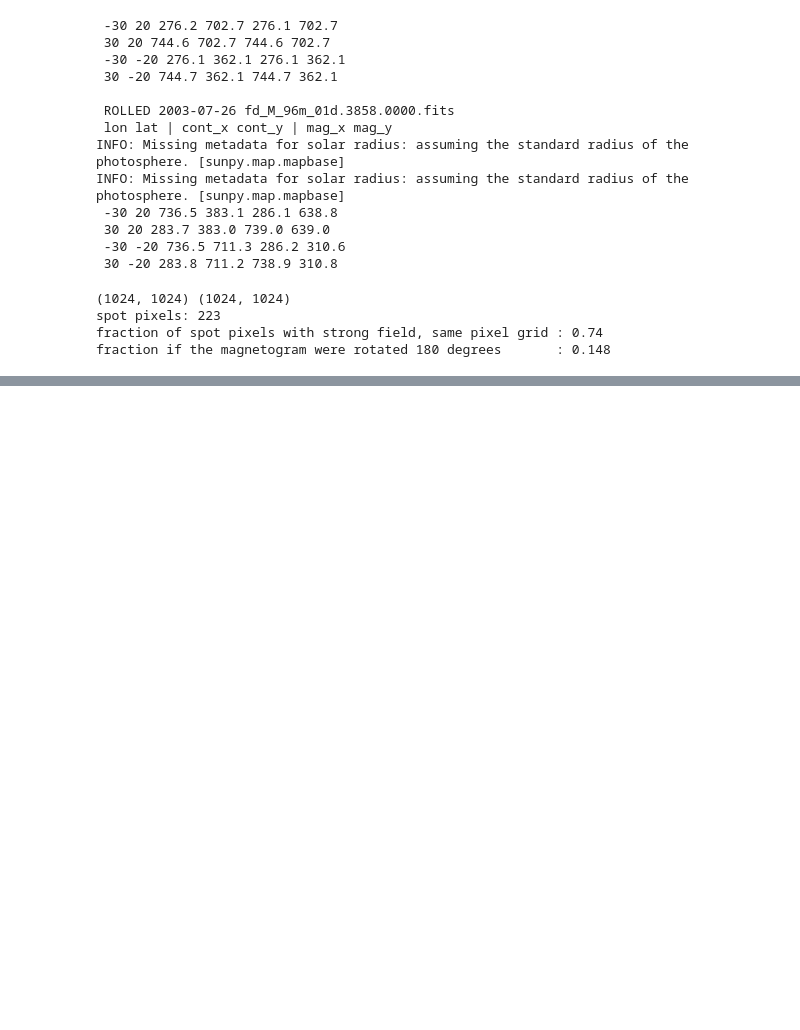
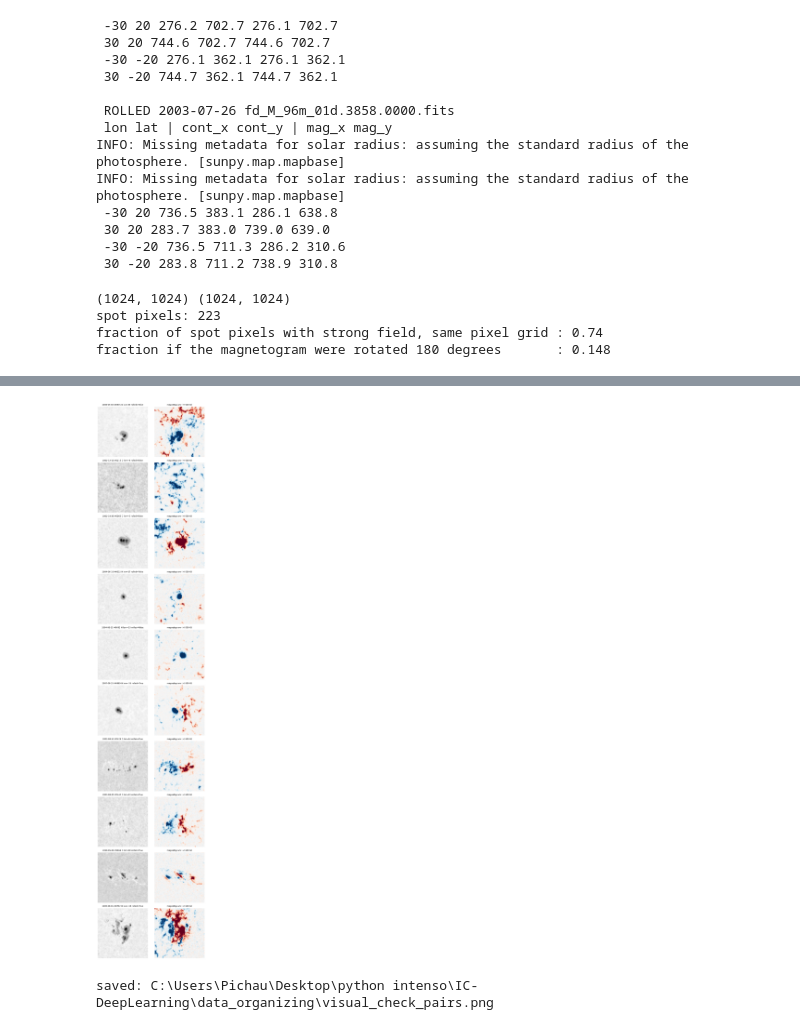
Before and after one commit to Pyplioud/UR-Solar-Deep-Learning, a Jupyter notebook: data_organizing/data_manip.ipynb, the cells around one changed output, grey strips where cells are left out. Drawn from its saved outputs; the diff is of its cells as text; code cells hidden in the pictures; blank space fills up the shorter version.

```diff
--- a/data_organizing/data_manip.ipynb
+++ b/data_organizing/data_manip.ipynb
@@ -1869,0 +2110,31 @@ fraction if the magnetogram were rotated 180 degrees       : 0.148
+# %%
+CSV_MAG = Path("C:/Users/Pichau/Desktop/python intenso/IC-DeepLearning/data_organizing/final_output_stream_mcintosh_split_mag.csv")
+IC_CROP_DIR = Path("D:/IC-DeepLearning/cropped_data_v2")
+MAG_CROP_DIR = Path("D:/IC-DeepLearning/cropped_data_v2_mag")
+
+df = pd.read_csv(CSV_MAG, dtype={"nmbr": str})
+ok = df[df["mag_crop_filename"].notna() & (df["nan_mismatch"] <= 0.10) & (df["lon"].abs() <= 60)].copy()
+ok = ok[ok["area"] >= ok["area"].median()]
+ok["rolled_180"] = ok["rolled_180"].astype(str) == "True"
+
+pick = pd.concat([ok[~ok["rolled_180"]].sample(5, random_state=1),
+                  ok[ok["rolled_180"]].sample(5, random_state=1)])
+
+fig, axes = plt.subplots(len(pick), 2, figsize=(7, 3.2 * len(pick)))
+for ax_row, (_, r) in zip(axes, pick.iterrows()):
+    ic = np.load(IC_CROP_DIR / r["crop_filename"])
+    mag = np.load(MAG_CROP_DIR / r["mag_crop_filename"])
+    ax_row[0].imshow(ic, cmap="gray", origin="lower")
+    ax_row[1].imshow(mag, cmap="RdBu_r", vmin=-500, vmax=500, origin="lower")
+    ax_row[0].set_title(f"{r['date']} #{r['nmbr']} {r['zurich_class']} lon={r['lon']} rolled={r['rolled_180']}", fontsize=8)
+    ax_row[1].set_title("magnetogram (+/-500 G)", fontsize=8)
+    for a in ax_row:
+        a.axis("off")
+plt.tight_layout()
+out = CSV_MAG.with_name("visual_check_pairs.png")
+plt.savefig(out, dpi=110)
+plt.show()
+print("saved:", out)
+# %% [output]
+[figure, added]
+saved: C:\Users\Pichau\Desktop\python intenso\IC-DeepLearning\data_organizing\visual_check_pairs.png
```
Also changed, not shown: parts of 8 cells of this notebook, 56 other files.
